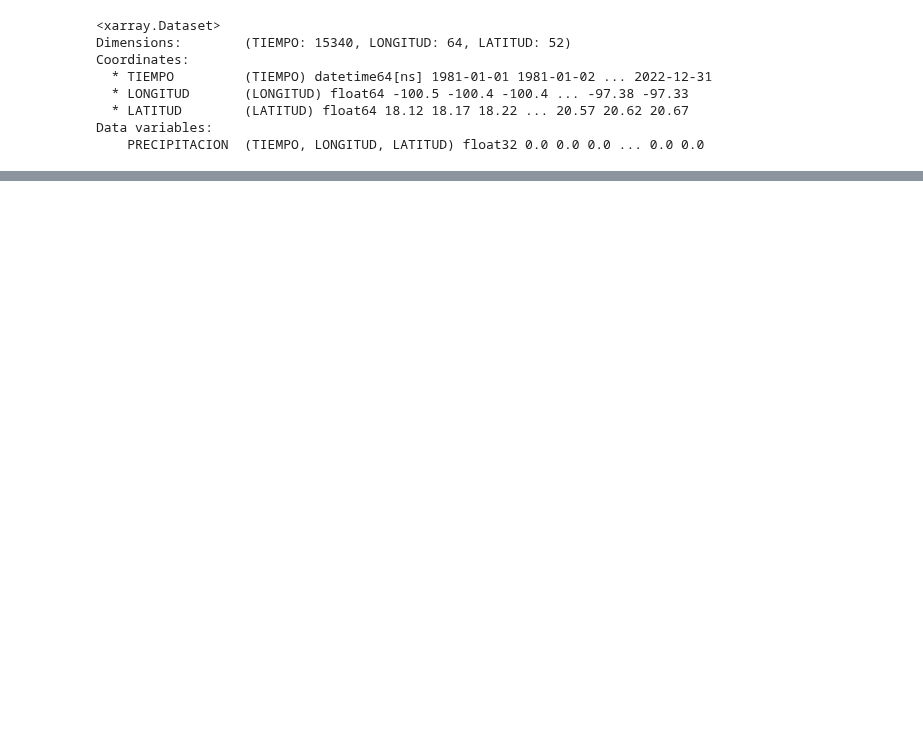
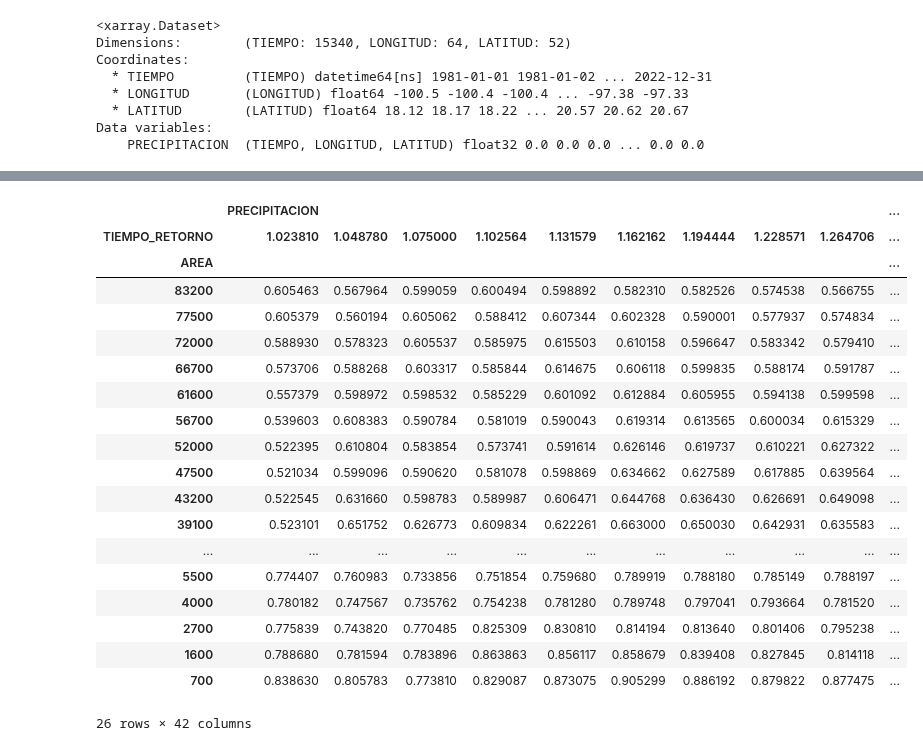
Before and after one commit to rodrigoms95/cc_idt, a Jupyter notebook: code/ARF.ipynb, the cells around one changed output, grey strips where cells are left out. Drawn from its saved outputs; the diff is of its cells as text; code cells hidden in the pictures; blank space fills up the shorter version.

```diff
--- a/code/ARF.ipynb
+++ b/code/ARF.ipynb
@@ -35,15 +27,3 @@ Coordinates:
   * LATITUD        (LATITUD) float64 18.12 18.17 18.22 ... 20.57 20.62 20.67
 Data variables:
     PRECIPITACION  (TIEMPO, LONGITUD, LATITUD) float32 0.0 0.0 0.0 ... 0.0 0.0
-# %%
-df_i = ds_tot.isel( { "LONGITUD": slice(0, ext[0]),
-    "LATITUD": slice(0, ext[1]) } ).mean(
-    ["LONGITUD", "LATITUD"] ).to_dataframe()
-df_i["CURVA_MASA"] = df_i["PRECIPITACION"].cumsum()
-
-df_trt = ds_trt.sel( {"DURACION": 1} ).drop( "DURACION"
-    ).isel( { "LONGITUD": slice(0, ext[0]),
-    "LATITUD": slice(0, ext[1]) } ).mean(
-    ["LONGITUD", "LATITUD"] ).to_dataframe()
-
-df_i
@@ -104,19 +29,0 @@ df_arf.head()
-# %%
-df_sam = df_i.copy()
-for i in ds_trt["DURACION"].values:
-    df_sam[ dt * i ] = ( ( df_sam["CURVA_MASA"]
-        - df_sam["CURVA_MASA"].shift(i) ) #/ i
-        )
-df_sam.columns.name = "DURACION"
-df_sam = df_sam.drop( ["PRECIPITACION", "CURVA_MASA"],
-    axis = 1 ).groupby( df_sam.index.year ).max()
-df_sam = df_sam.apply( lambda x: x.sort_values(
-    ascending = False ).values, axis = 0 )
-# Calculamos el tiempo de retorno.
-df_sam = df_sam.reset_index( drop = True )
-df_sam.index.name = "T_RETORNO"
-df_sam.index += 1
-df_sam.index = (df_sam.index[-1] + 1) / df_sam.index
-df_sam = df_sam.sort_index()
-
-df_sam
@@ -383,0 +149,23 @@ df_sam.sort_values(60)
+# %%
+ds_trt.to_dataframe().droplevel("DURACION").unstack()
+# %% [output]
+|  | PRECIPITACION |  |  |  |  |  |  |  |  | ... |
+| TIEMPO_RETORNO | 1.023810 | 1.048780 | 1.075000 | 1.102564 | 1.131579 | 1.162162 | 1.194444 | 1.228571 | 1.264706 | ... |
+| AREA |  |  |  |  |  |  |  |  |  | ... |
+| 83200 | 0.605463 | 0.567964 | 0.599059 | 0.600494 | 0.598892 | 0.582310 | 0.582526 | 0.574538 | 0.566755 | ... |
+| 77500 | 0.605379 | 0.560194 | 0.605062 | 0.588412 | 0.607344 | 0.602328 | 0.590001 | 0.577937 | 0.574834 | ... |
+| 72000 | 0.588930 | 0.578323 | 0.605537 | 0.585975 | 0.615503 | 0.610158 | 0.596647 | 0.583342 | 0.579410 | ... |
+| 66700 | 0.573706 | 0.588268 | 0.603317 | 0.585844 | 0.614675 | 0.606118 | 0.599835 | 0.588174 | 0.591787 | ... |
+| 61600 | 0.557379 | 0.598972 | 0.598532 | 0.585229 | 0.601092 | 0.612884 | 0.605955 | 0.594138 | 0.599598 | ... |
+| 56700 | 0.539603 | 0.608383 | 0.590784 | 0.581019 | 0.590043 | 0.619314 | 0.613565 | 0.600034 | 0.615329 | ... |
+| 52000 | 0.522395 | 0.610804 | 0.583854 | 0.573741 | 0.591614 | 0.626146 | 0.619737 | 0.610221 | 0.627322 | ... |
+| 47500 | 0.521034 | 0.599096 | 0.590620 | 0.581078 | 0.598869 | 0.634662 | 0.627589 | 0.617885 | 0.639564 | ... |
+| 43200 | 0.522545 | 0.631660 | 0.598783 | 0.589987 | 0.606471 | 0.644768 | 0.636430 | 0.626691 | 0.649098 | ... |
+| 39100 | 0.523101 | 0.651752 | 0.626773 | 0.609834 | 0.622261 | 0.663000 | 0.650030 | 0.642931 | 0.635583 | ... |
+| ... | ... | ... | ... | ... | ... | ... | ... | ... | ... | ... |
+| 5500 | 0.774407 | 0.760983 | 0.733856 | 0.751854 | 0.759680 | 0.789919 | 0.788180 | 0.785149 | 0.788197 | ... |
+| 4000 | 0.780182 | 0.747567 | 0.735762 | 0.754238 | 0.781280 | 0.789748 | 0.797041 | 0.793664 | 0.781520 | ... |
+| 2700 | 0.775839 | 0.743820 | 0.770485 | 0.825309 | 0.830810 | 0.814194 | 0.813640 | 0.801406 | 0.795238 | ... |
+| 1600 | 0.788680 | 0.781594 | 0.783896 | 0.863863 | 0.856117 | 0.858679 | 0.839408 | 0.827845 | 0.814118 | ... |
+| 700 | 0.838630 | 0.805783 | 0.773810 | 0.829087 | 0.873075 | 0.905299 | 0.886192 | 0.879822 | 0.877475 | ... |
+26 rows × 42 columns
```
Also changed, not shown: parts of 13 cells of this notebook, 2 other files.
